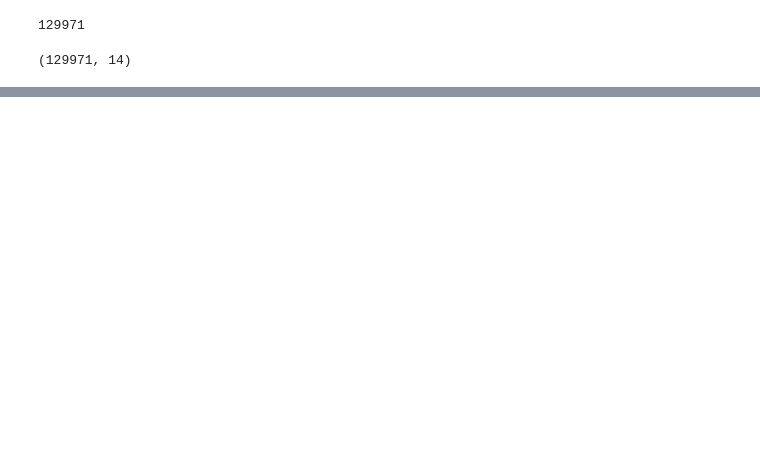
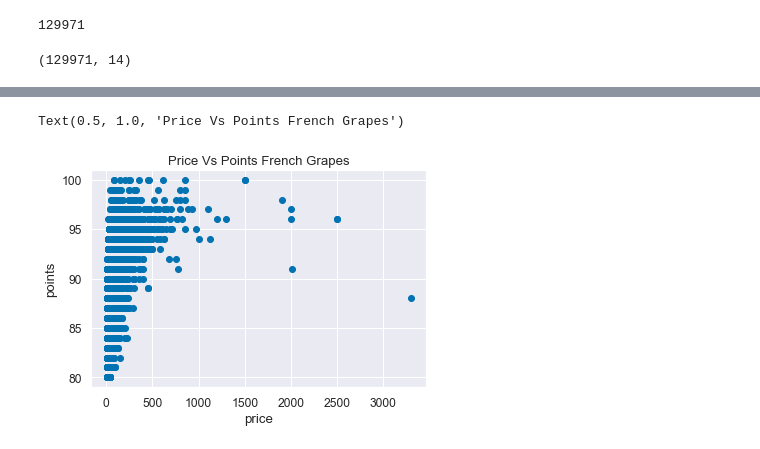
Before and after one commit to loisr/WineReviews, a Jupyter notebook: WIne Reiviews Data Visualization.ipynb, the cells around one changed output, grey strips where cells are left out. Saved outputs shown, nothing was run; the diff lists cells and outputs as text; code cells hidden in the pictures; blank space fills up the shorter version.

```diff
--- a/WIne Reiviews Data Visualization.ipynb
+++ b/WIne Reiviews Data Visualization.ipynb
@@ -167,0 +181,8 @@ plt.show()
+# %%
+plt.scatter(frenchWine.price, frenchWine.points)
+plt.xlabel('price')
+plt.ylabel('points')
+plt.title("Price Vs Points French Grapes")
+# %% [output]
+Text(0.5, 1.0, 'Price Vs Points French Grapes')
+[figure, added]
```
Also changed, not shown: parts of 21 cells of this notebook.
